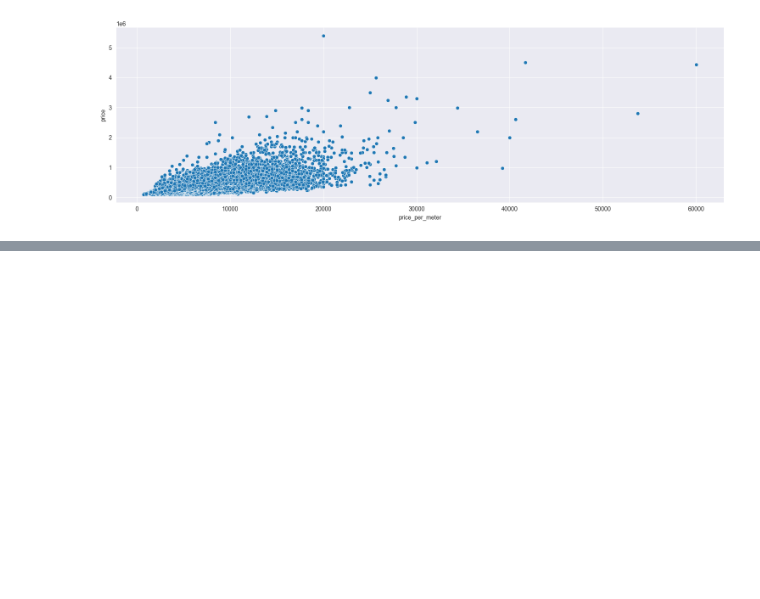
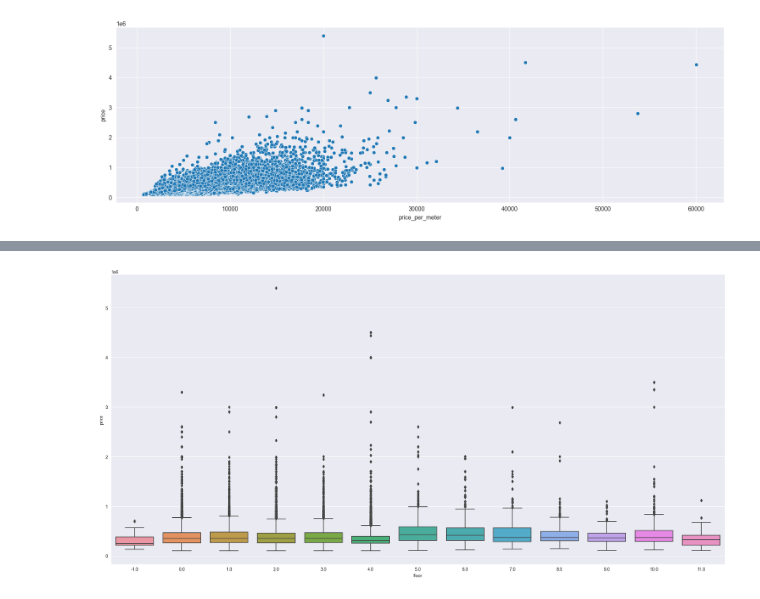
Before and after one commit to PawelWil/AnalizaDanych_BI_Zjazd_09_10_IX, a Jupyter notebook: Kod/04_seaborn_WYKRESY_ZŁOŻONE/05_praca_z_danymi.ipynb, the cells around one changed output, grey strips where cells are left out. Saved outputs shown, nothing was run; the diff lists cells and outputs as text; code cells hidden in the pictures; blank space fills up the shorter version.

```diff
--- a/Kod/04_seaborn_WYKRESY_ZŁOŻONE/05_praca_z_danymi.ipynb
+++ b/Kod/04_seaborn_WYKRESY_ZŁOŻONE/05_praca_z_danymi.ipynb
@@ -104,0 +115,4 @@ _ = sns.relplot(df_house, x='price_per_meter', y='price', height=5, aspect=3) #h
+# %%
+_ = sns.catplot(df_house, x='floor', y='price', kind='box', height=10, aspect=2)
+# %% [output]
+[figure, added]
```
Also changed, not shown: parts of 8 cells of this notebook.
